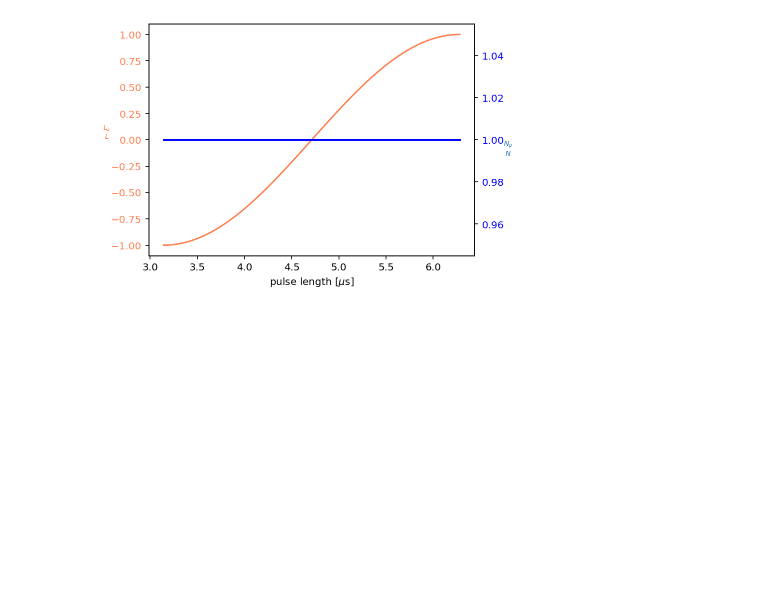
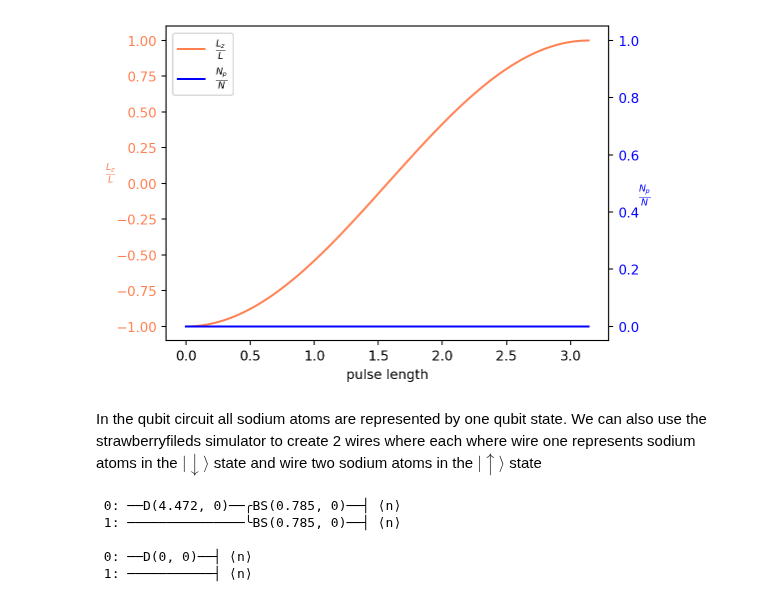
Before and after one commit to synqs/pennylane-ls, a Jupyter notebook: examples/Gauge_Theory.ipynb, the cells around one changed output. Cells and saved outputs as stored; diff of their text form; code cells hidden in the pictures; blank space fills up the shorter version.

Commit message:
added fisher notebook, corrections lattice gauge notebook

```diff
--- a/examples/Gauge_Theory.ipynb
+++ b/examples/Gauge_Theory.ipynb
@@ -20,8 +26,16 @@ The full quantum gate for the experiment:
 # %%
-dev1 = qml.device('default.qubit', wires=2)
+dev_qubit = qml.device('default.qubit', wires=2)
 
-@qml.qnode(dev1)
-def circuit(params):
-    qml.RY(params, wires=0)
+@qml.qnode(dev_qubit)
+def Simple_Na_flip_qubit(phi):
+    """
+    Qubit circuit for Chi operator
+    """
+    #Initiate State -1 of Lz/L
+    qml.RX(np.pi, wires=0)
+    #Initiate State 0 of Np/N
+    qml.RX(np.pi/2, wires=1)
+    #Rotate Lz
+    qml.RX(phi, wires=0)
     return [qml.expval(qml.PauliZ(0)), qml.expval(qml.PauliZ(1))]
 # %%
@@ -46,21 +47,30 @@ plt.legend()
 # %%
-# Create some mock data
 
-fig, ax1 = plt.subplots()
 
-ax1.set_xlabel(r'pulse length [$\mu$s]')
+phis = np.linspace(0, np.pi, 100)
+res = np.array([Simple_Na_flip_qubit(phi) for phi in phis])
+
+fig, ax1 = plt.subplots(dpi=96)
+
+ax1.set_xlabel(r'pulse length')
 ax1.set_ylabel(r"$\frac{L_z}{L}$", color="coral", rotation=0)
-ax1.plot(phis, res[:, 0], color="coral",  label=r"$\frac{L_z}{L}$")
+leg1 = ax1.plot(phis, res[:, 0], color="coral",  label=r"$\frac{L_z}{L}$")
 ax1.tick_params(axis='y', labelcolor="coral")
-
+plt.legend()
 ax2 = ax1.twinx()  # instantiate a second axes that shares the same x-axis
 
-ax2.set_ylabel(r"$\frac{N_p}{N}$", color=color, rotation=0)
-ax2.plot(phis, res[:, 1], color="blue", label=r"$\frac{N_p}{N}$")
+ax2.set_ylabel(r"$\frac{N_p}{N}$", color="blue", rotation=0)
+leg2 = ax2.plot(phis, res[:, 1], color="blue", label=r"$\frac{N_p}{N}$")
+ax2.set_ylim(-0.05, 1.05)
 ax2.tick_params(axis='y', labelcolor="blue")
 #ax2.set_ylim(-0.01, 1)
+fig.tight_layout()  # otherwise the right y-label is slightly clipped
 
-fig.tight_layout()  # otherwise the right y-label is slightly clipped
-plt.show()
+# added these three lines
+lns = leg1+leg2
+labs = [l.get_label() for l in lns]
+_ = ax1.legend(lns, labs, loc=0)
 # %% [output]
-[figure, old version]
+[figure, new version]
+# %% [markdown]
+In the qubit circuit all sodium atoms are represented by one qubit state. We can also use the strawberryfileds simulator to create 2 wires where each where wire one represents sodium atoms in the $|\downarrow\rangle$ state and wire two sodium atoms in the $|\uparrow\rangle$ state
@@ -66,0 +105,11 @@ plt.show()
+# %%
+gauge_Lz(np.sqrt(20), np.pi/4)
+print(gauge_Lz.draw())
+gauge_Np()
+print(gauge_Np.draw())
+# %% [output]
+ 0: ──D(4.472, 0)──╭BS(0.785, 0)──┤ ⟨n⟩
+ 1: ───────────────╰BS(0.785, 0)──┤ ⟨n⟩
+
+ 0: ──D(0, 0)──┤ ⟨n⟩
+ 1: ───────────┤ ⟨n⟩
```
Also changed, not shown: parts of 24 cells of this notebook, 2 other files.
